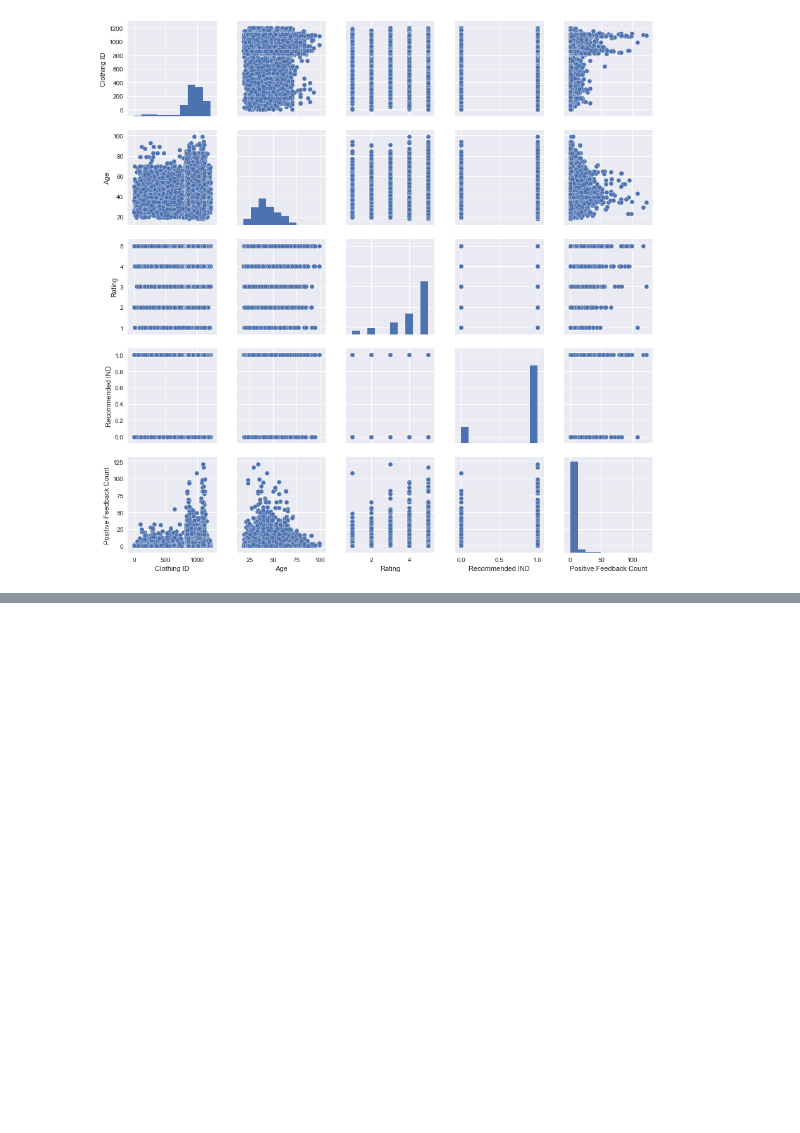
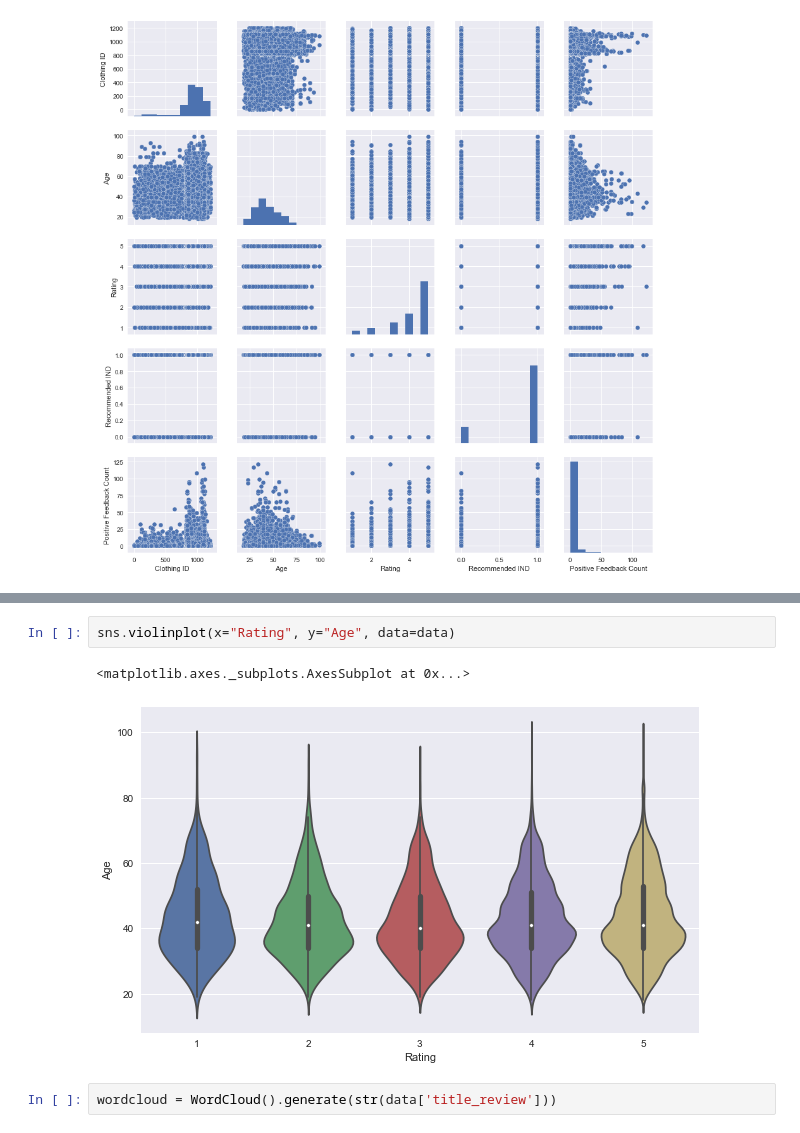
Before and after one commit to mamitch/Springboard_Capstone_Project_2, a Jupyter notebook: Capstone Project 2 Code.ipynb, the cells around one changed output, grey strips where cells are left out. Drawn from its saved outputs; the diff is of its cells as text; blank space fills up the shorter version.

```diff
--- a/Capstone Project 2 Code.ipynb
+++ b/Capstone Project 2 Code.ipynb
@@ -203,0 +227,7 @@ sns.boxplot(x="Rating", y="Age", data=data)
+# %%
+sns.violinplot(x="Rating", y="Age", data=data)
+# %% [output]
+<matplotlib.axes._subplots.AxesSubplot at 0x...>
+[figure, added]
+# %%
+wordcloud = WordCloud().generate(str(data['title_review']))
```
Also changed, not shown: parts of 13 cells of this notebook.
